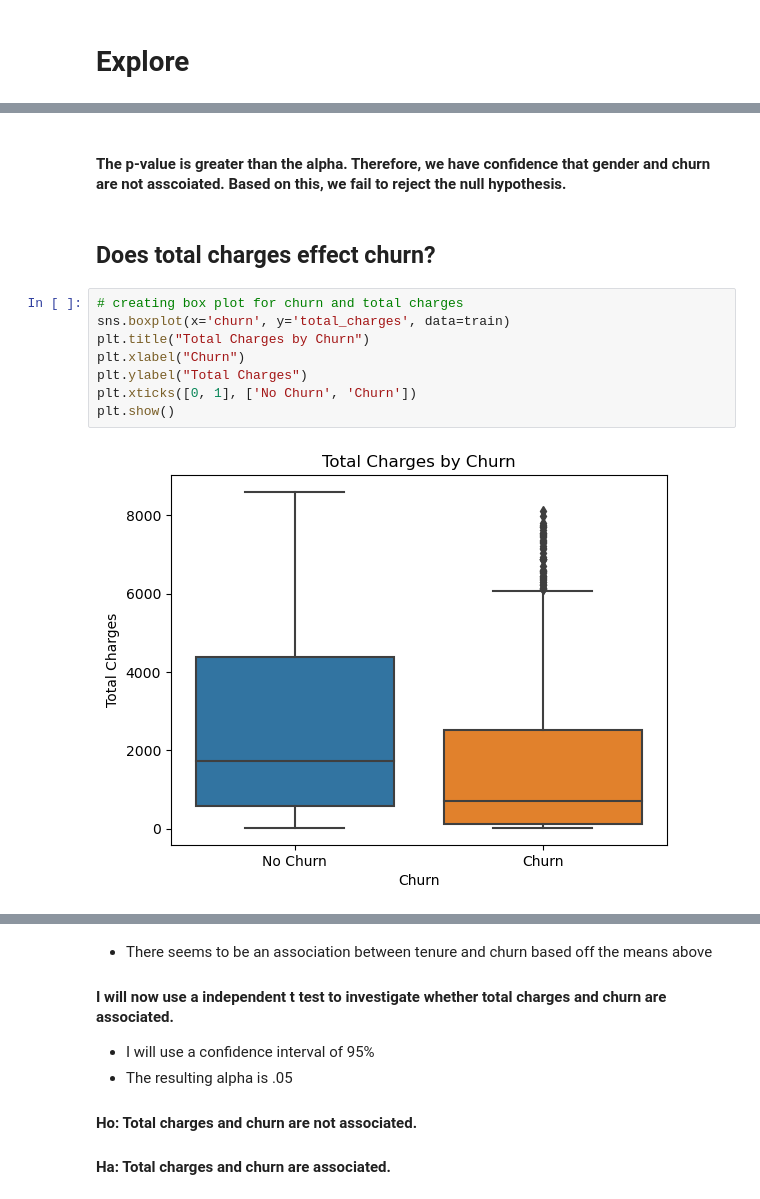
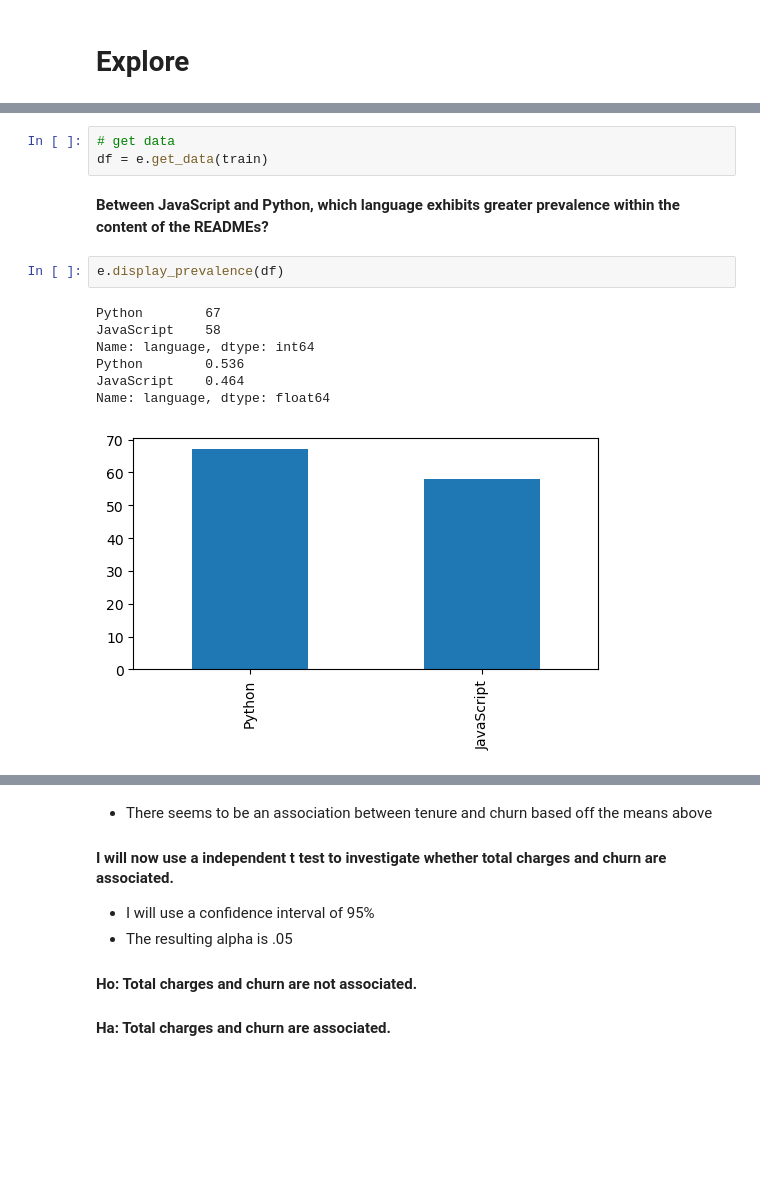
Before and after one commit to Science-of-the-Fork/nlp-project, a Jupyter notebook: final_report.ipynb, the cells around one changed output, grey strips where cells are left out. Saved outputs shown, nothing was run; the diff lists cells and outputs as text; blank space fills up the shorter version.

```diff
--- a/final_report.ipynb
+++ b/final_report.ipynb
@@ -187,14 +86,15 @@ False
-# %% [markdown]
-#### The p-value is greater than the alpha. Therefore, we have confidence that gender and churn are not asscoiated. Based on this, we fail to reject the null hypothesis.
-# %% [markdown]
-## Does total charges effect churn?
-# %%
-# creating box plot for churn and total charges
-sns.boxplot(x='churn', y='total_charges', data=train)
-plt.title("Total Charges by Churn")
-plt.xlabel("Churn")
-plt.ylabel("Total Charges")
-plt.xticks([0, 1], ['No Churn', 'Churn'])
-plt.show()
-# %% [output]
-[figure, removed]
+# %%
+# get data
+df = e.get_data(train)
+# %% [markdown]
+**Between JavaScript and Python, which language exhibits greater prevalence within the content of the READMEs?**
+# %%
+e.display_prevalence(df)
+# %% [output]
+Python        67
+JavaScript    58
+Name: language, dtype: int64
+Python        0.536
+JavaScript    0.464
+Name: language, dtype: float64
+[figure, added]
```
Also changed, not shown: parts of 100 cells of this notebook, 3 other files.
